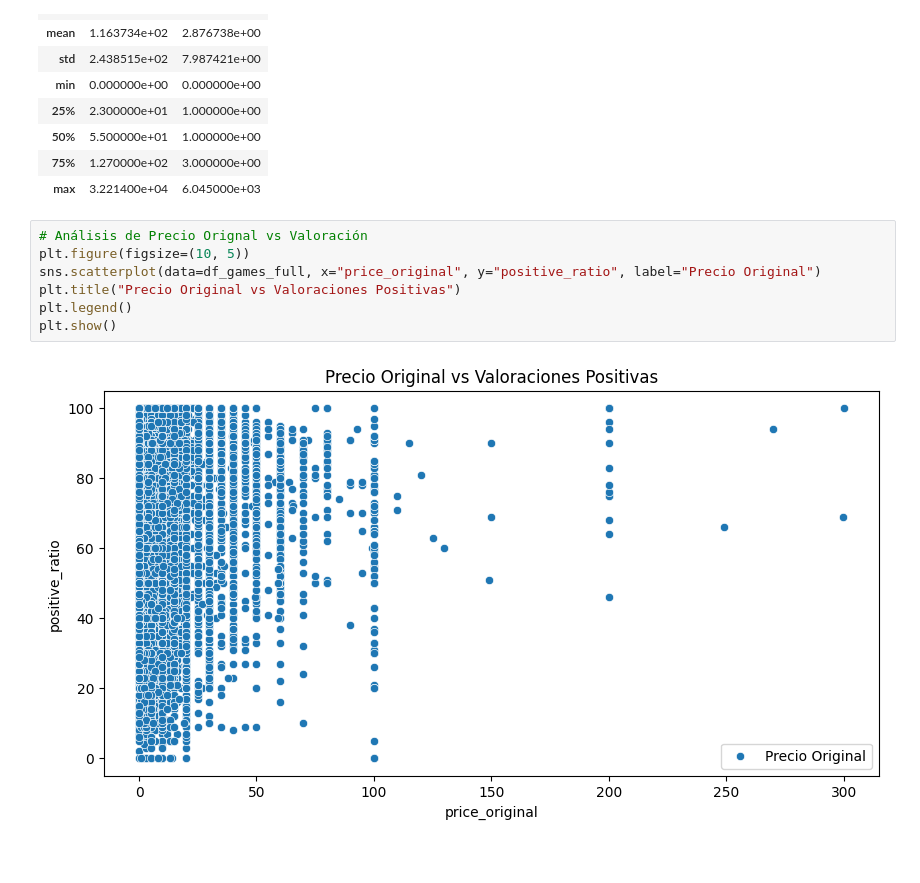
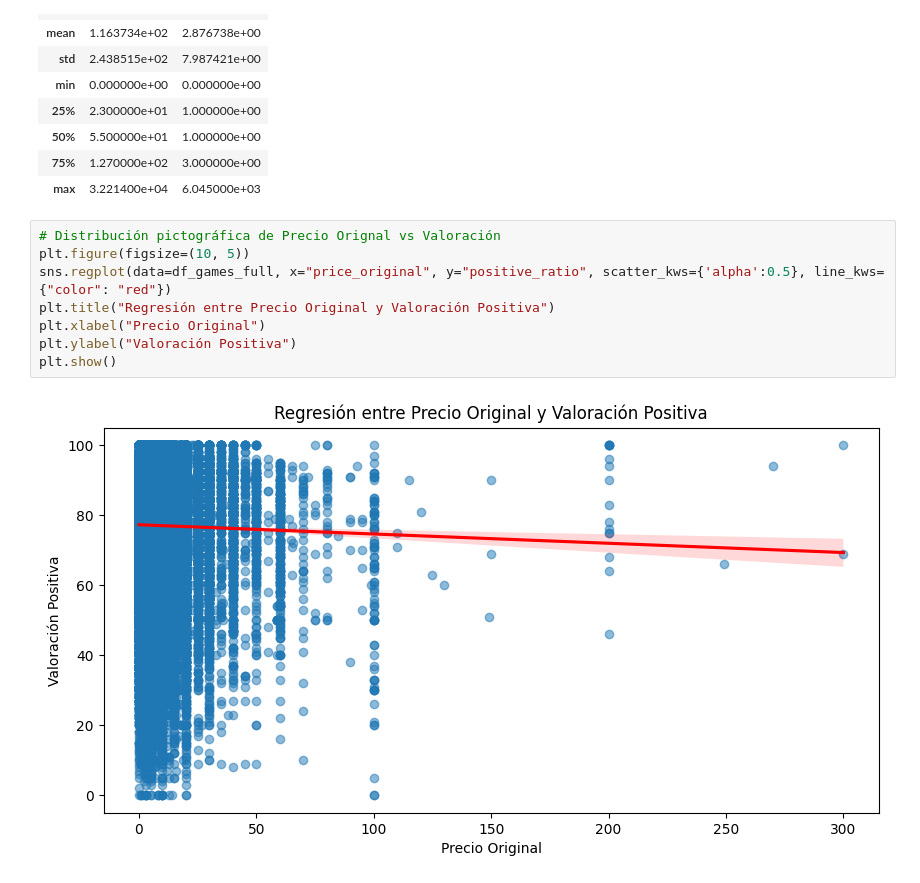
Before and after one commit to tpadrinp/Analisis-de-fiabilidad-de-resenas-de-Steam, a Jupyter notebook: notebooks/eda.ipynb, the cells around one changed output. Saved outputs shown, nothing was run; the diff lists cells and outputs as text; blank space fills up the shorter version.

```diff
--- a/notebooks/eda.ipynb
+++ b/notebooks/eda.ipynb
@@ -115,11 +115,12 @@ df_users[["products", "reviews"]].describe()
 | 75% | 1.270000e+02 | 3.000000e+00 |
 | max | 3.221400e+04 | 6.045000e+03 |
 # %%
-# Análisis de Precio Orignal vs Valoración
+# Distribución pictográfica de Precio Orignal vs Valoración
 plt.figure(figsize=(10, 5))
-sns.scatterplot(data=df_games_full, x="price_original", y="positive_ratio", label="Precio Original")
-plt.title("Precio Original vs Valoraciones Positivas")
-plt.legend()
+sns.regplot(data=df_games_full, x="price_original", y="positive_ratio", scatter_kws={'alpha':0.5}, line_kws={"color": "red"})
+plt.title("Regresión entre Precio Original y Valoración Positiva")
+plt.xlabel("Precio Original")
+plt.ylabel("Valoración Positiva")
 plt.show()
 # %% [output]
-[figure, old version]
+[figure, new version]
```
Also changed, not shown: parts of 8 cells of this notebook, 2 other files.
